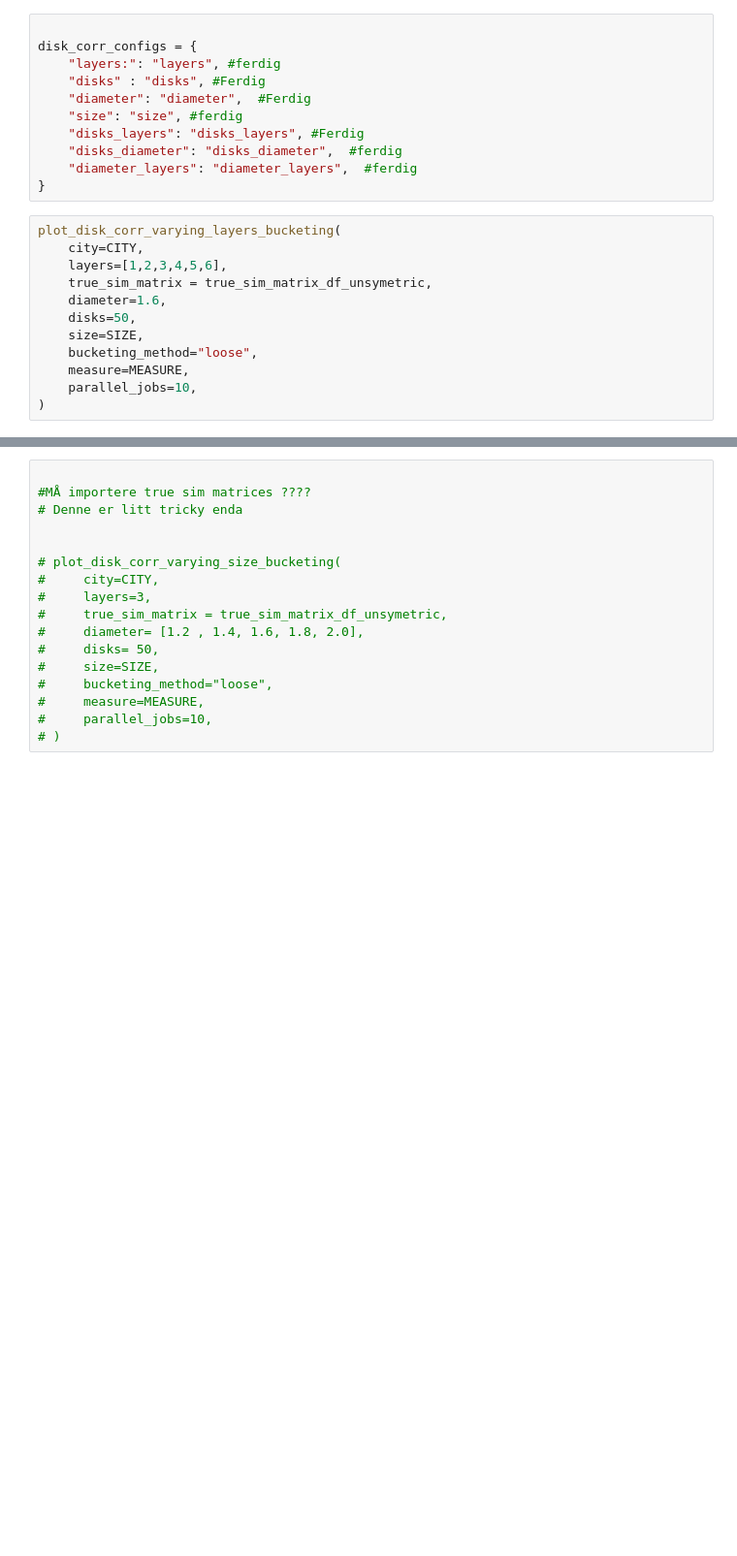
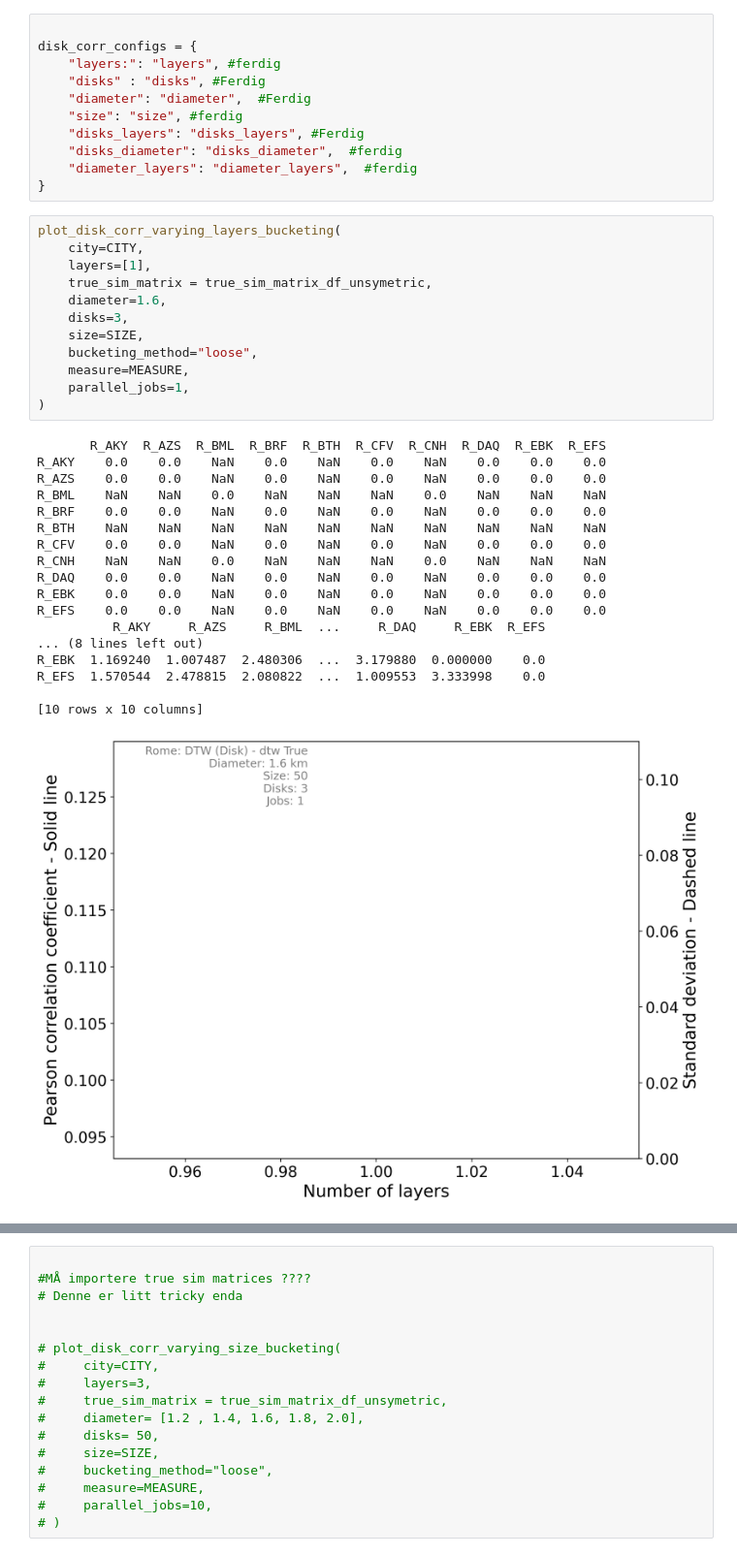
Before and after one commit to eivindmidtbo/masteroppgave, a Jupyter notebook: result_analysis/correlation/bucketing_correlation_disks.ipynb, the cells around one changed output, grey strips where cells are left out. Shown: that part at 97% size. Cells and saved outputs as stored; diff of their text form; blank space fills up the shorter version.

```diff
--- a/result_analysis/correlation/bucketing_correlation_disks.ipynb
+++ b/result_analysis/correlation/bucketing_correlation_disks.ipynb
@@ -65,13 +67,32 @@ disk_corr_configs = {
 # %%
 plot_disk_corr_varying_layers_bucketing(
     city=CITY,
-    layers=[1,2,3,4,5,6],
+    layers=[1],
     true_sim_matrix = true_sim_matrix_df_unsymetric,
     diameter=1.6,
-    disks=50,
+    disks=3,
     size=SIZE,
     bucketing_method="loose",
     measure=MEASURE,
-    parallel_jobs=10,
+    parallel_jobs=1,
 )
+# %% [output]
+       R_AKY  R_AZS  R_BML  R_BRF  R_BTH  R_CFV  R_CNH  R_DAQ  R_EBK  R_EFS
+R_AKY    0.0    0.0    NaN    0.0    NaN    0.0    NaN    0.0    0.0    0.0
+R_AZS    0.0    0.0    NaN    0.0    NaN    0.0    NaN    0.0    0.0    0.0
+R_BML    NaN    NaN    0.0    NaN    NaN    NaN    0.0    NaN    NaN    NaN
+R_BRF    0.0    0.0    NaN    0.0    NaN    0.0    NaN    0.0    0.0    0.0
+R_BTH    NaN    NaN    NaN    NaN    NaN    NaN    NaN    NaN    NaN    NaN
+R_CFV    0.0    0.0    NaN    0.0    NaN    0.0    NaN    0.0    0.0    0.0
+R_CNH    NaN    NaN    0.0    NaN    NaN    NaN    0.0    NaN    NaN    NaN
+R_DAQ    0.0    0.0    NaN    0.0    NaN    0.0    NaN    0.0    0.0    0.0
+R_EBK    0.0    0.0    NaN    0.0    NaN    0.0    NaN    0.0    0.0    0.0
+R_EFS    0.0    0.0    NaN    0.0    NaN    0.0    NaN    0.0    0.0    0.0
+          R_AKY     R_AZS     R_BML  ...     R_DAQ     R_EBK  R_EFS
+... (8 lines left out)
+R_EBK  1.169240  1.007487  2.480306  ...  3.179880  0.000000    0.0
+R_EFS  1.570544  2.478815  2.080822  ...  1.009553  3.333998    0.0
+
+[10 rows x 10 columns]
+[figure, added]
 # %%
```
Also changed, not shown: parts of 6 cells of this notebook, 7 other files.
